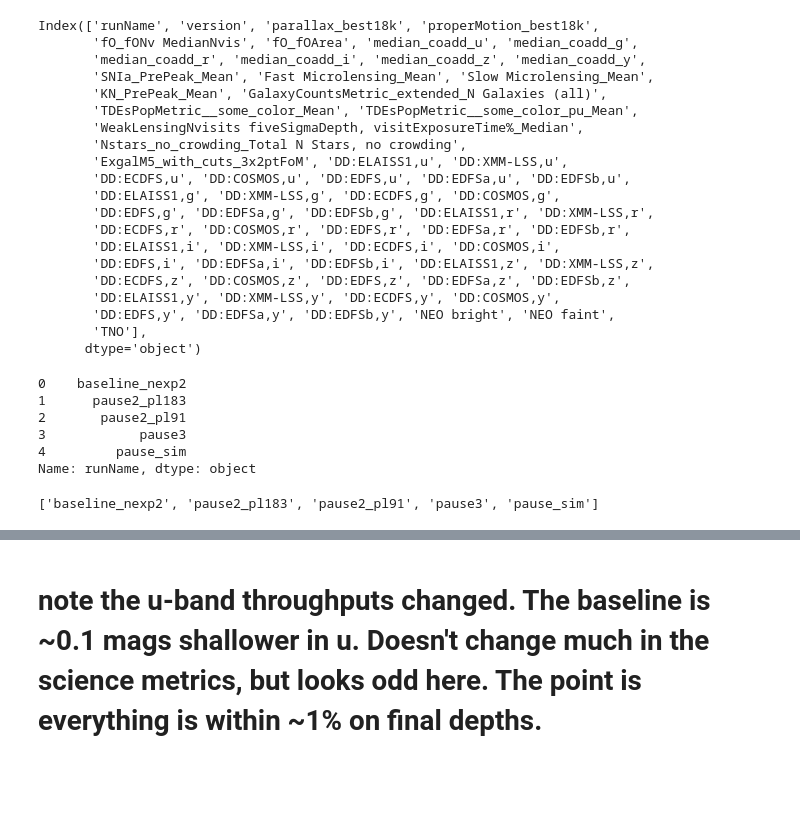
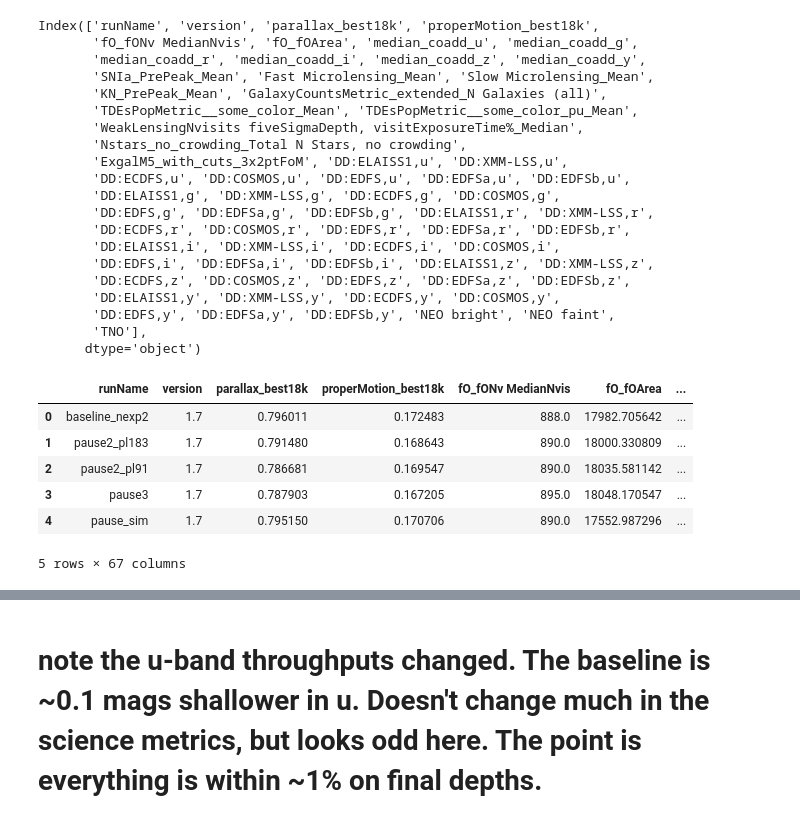
Before and after one commit to lsst-sims/sims_featureScheduler_runs_technical, a Jupyter notebook: pause_sim/radar_plots.ipynb, the cells around one changed output, grey strips where cells are left out. Cells and saved outputs as stored; diff of their text form; code cells hidden in the pictures; blank space fills up the shorter version.

```diff
--- a/pause_sim/radar_plots.ipynb
+++ b/pause_sim/radar_plots.ipynb
@@ -72,16 +72,21 @@ name_mapper = {'runName': 'runName', 'parallax_best18k': 'Parallax', 'properMoti
 mag_name_mapper = {'runName': 'runName', 'median_coadd_u': 'u', 'median_coadd_g': 'g',
        'median_coadd_r': 'r', 'median_coadd_i': 'i', 'median_coadd_z': 'z', 'median_coadd_y': 'y'}
 # %%
-data['runName']
+data
 # %% [output]
+|  | runName | version | parallax_best18k | properMotion_best18k | fO_fONv MedianNvis | fO_fOArea | ... |
+| 0 | baseline_nexp2 | 1.7 | 0.796011 | 0.172483 | 888.0 | 17982.705642 | ... |
+| 1 | pause2_pl183 | 1.7 | 0.791480 | 0.168643 | 890.0 | 18000.330809 | ... |
+| 2 | pause2_pl91 | 1.7 | 0.786681 | 0.169547 | 890.0 | 18035.581142 | ... |
+| 3 | pause3 | 1.7 | 0.787903 | 0.167205 | 895.0 | 18048.170547 | ... |
+| 4 | pause_sim | 1.7 | 0.795150 | 0.170706 | 890.0 | 17552.987296 | ... |
-0    baseline_nexp2
-1      pause2_pl183
-2       pause2_pl91
-3            pause3
-4         pause_sim
-Name: runName, dtype: object
+5 rows × 67 columns
 # %%
 runs = ['baseline_nexp2'] + [name for name in data['runName'].values if 'pause' in name]
 runs
+
+# Let's rename them a bit
+run2run = {'baseline_nexp2': 'baseline_nexp2', 'pause2_pl183': 'pause 183d', 'pause2_pl91': 'pause 91d',
+          'pause3': 'pause 61dx3', 'pause_sim': 'naive pause'}
+
+runs = [run2run[run] for run in runs]
-# %% [output]
-['baseline_nexp2', 'pause2_pl183', 'pause2_pl91', 'pause3', 'pause_sim']
```
Also changed, not shown: parts of 6 cells of this notebook.
